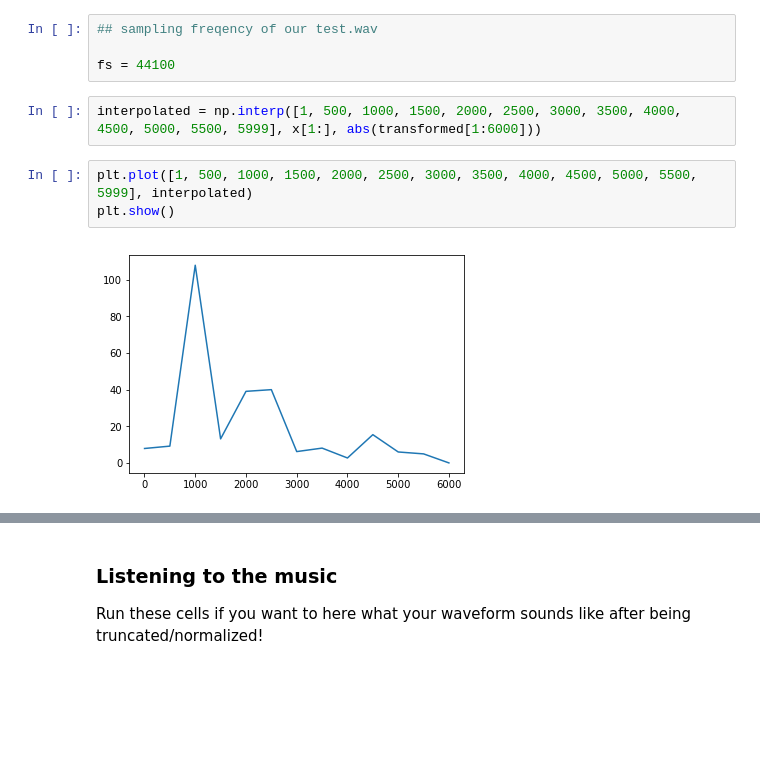
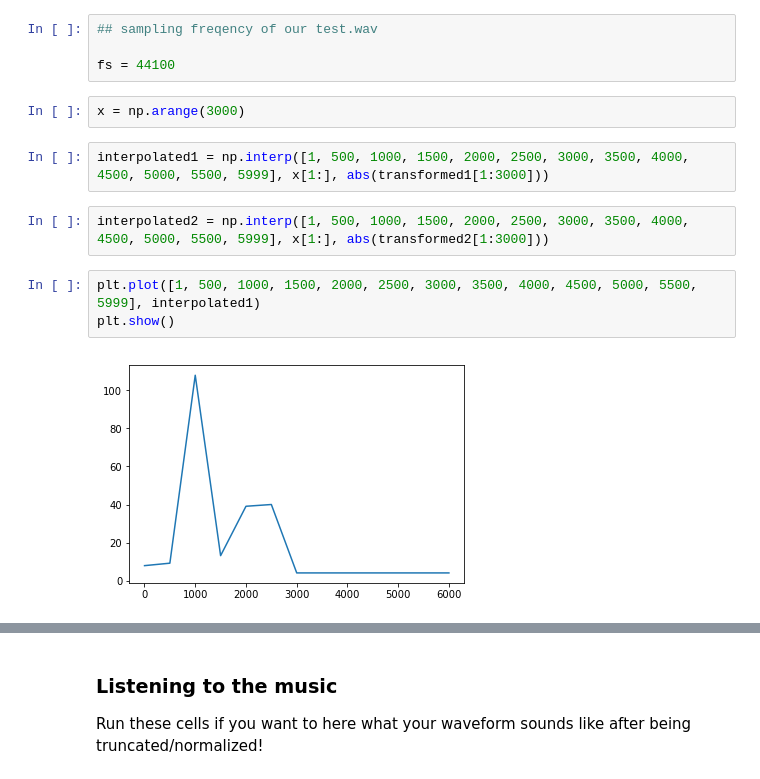
Before and after one commit to dxczhao/daniel-projects, a Jupyter notebook: Quantifying timbre/Predicting timbre by fft.ipynb, the cells around one changed output, grey strips where cells are left out. Saved outputs shown, nothing was run; the diff lists cells and outputs as text; blank space fills up the shorter version.

```diff
--- a/Quantifying timbre/Predicting timbre by fft.ipynb
+++ b/Quantifying timbre/Predicting timbre by fft.ipynb
@@ -59,10 +66,14 @@ The fundamental frequency is orders of magnitude larger than any of the other co
 ## sampling freqency of our test.wav
 
 fs = 44100
+# %%
+x = np.arange(3000)
 # %%
-interpolated = np.interp([1, 500, 1000, 1500, 2000, 2500, 3000, 3500, 4000, 4500, 5000, 5500, 5999], x[1:], abs(transformed[1:6000]))
+interpolated1 = np.interp([1, 500, 1000, 1500, 2000, 2500, 3000, 3500, 4000, 4500, 5000, 5500, 5999], x[1:], abs(transformed1[1:3000]))
+# %%
+interpolated2 = np.interp([1, 500, 1000, 1500, 2000, 2500, 3000, 3500, 4000, 4500, 5000, 5500, 5999], x[1:], abs(transformed2[1:3000]))
 # %%
-plt.plot([1, 500, 1000, 1500, 2000, 2500, 3000, 3500, 4000, 4500, 5000, 5500, 5999], interpolated)
+plt.plot([1, 500, 1000, 1500, 2000, 2500, 3000, 3500, 4000, 4500, 5000, 5500, 5999], interpolated1)
 plt.show()
 # %% [output]
-[figure, old version]
+[figure, new version]
```
Also changed, not shown: parts of 9 cells of this notebook, 1 other file.
